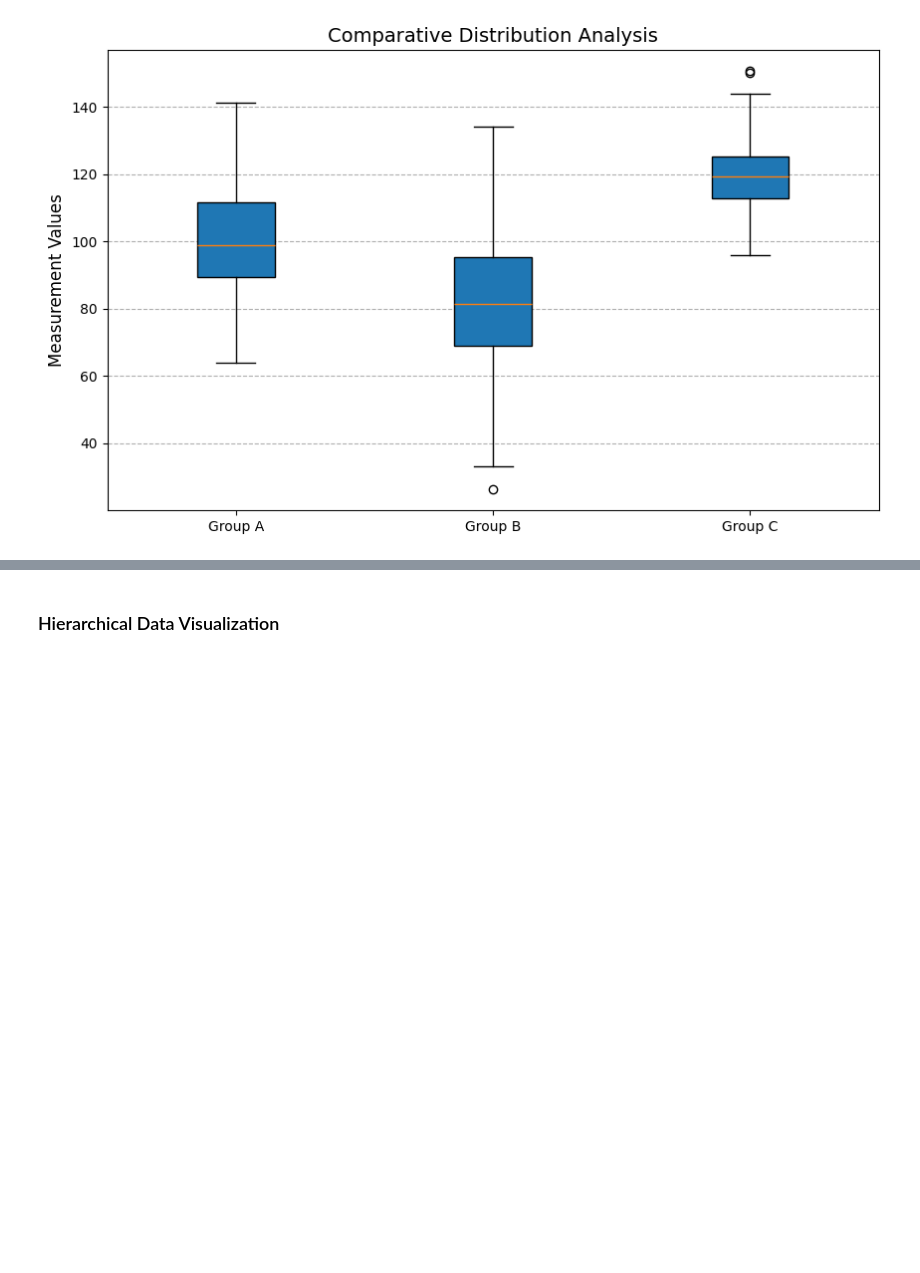
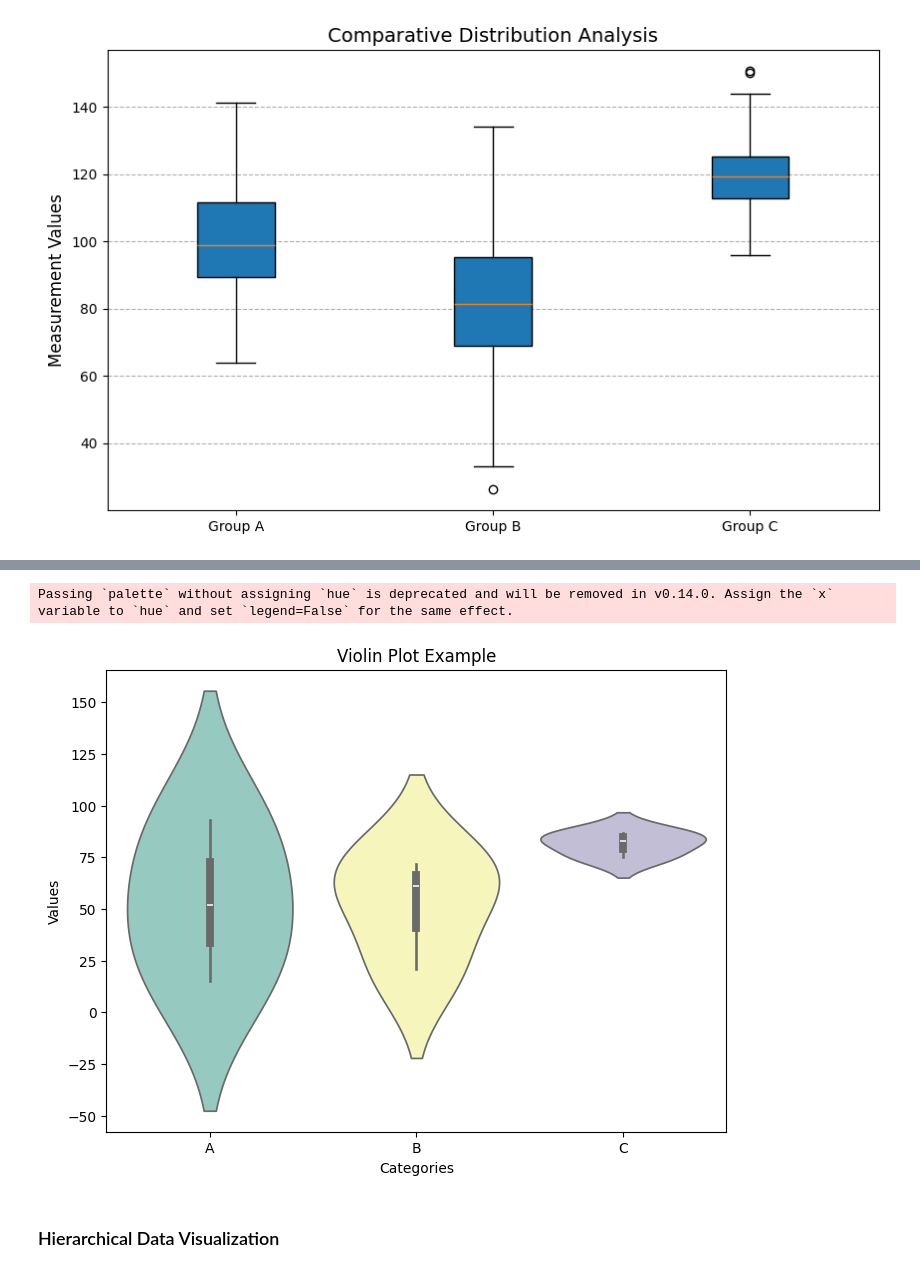
Before and after one commit to p-sharma-7/Statistics-for-Data_Science, a Jupyter notebook: Data_Visualization/Data_Visualization_.ipynb, the cells around one changed output, grey strips where cells are left out. Saved outputs shown, nothing was run; the diff lists cells and outputs as text; code cells hidden in the pictures; blank space fills up the shorter version.

```diff
--- a/Data_Visualization/Data_Visualization_.ipynb
+++ b/Data_Visualization/Data_Visualization_.ipynb
@@ -199,3 +204,28 @@ plt.show()
+# %%
+import matplotlib.pyplot as plt
+import seaborn as sns
+import pandas as pd
+import numpy as np
+
+# Sample data (replace with your actual data)
+np.random.seed(42)  # for reproducibility
+data = {
+    'Category': ['A', 'A', 'A', 'B', 'B', 'B', 'C', 'C', 'C'],
+    'Value': np.random.randint(1, 100, 9)
+}
+df = pd.DataFrame(data)
+
+
+# Create the violin plot
+plt.figure(figsize=(8, 6))
+sns.violinplot(x='Category', y='Value', data=df, palette="Set3")
+plt.title('Violin Plot Example')
+plt.xlabel('Categories')
+plt.ylabel('Values')
+plt.show()
+# %% [output]
+Passing `palette` without assigning `hue` is deprecated and will be removed in v0.14.0. Assign the `x` variable to `hue` and set `legend=False` for the same effect.
+[figure, added]
 # %% [markdown]
 ### Hierarchical Data Visualization
 # %% [markdown]
```
Also changed, not shown: parts of 1 cell of this notebook, 1 other file.
